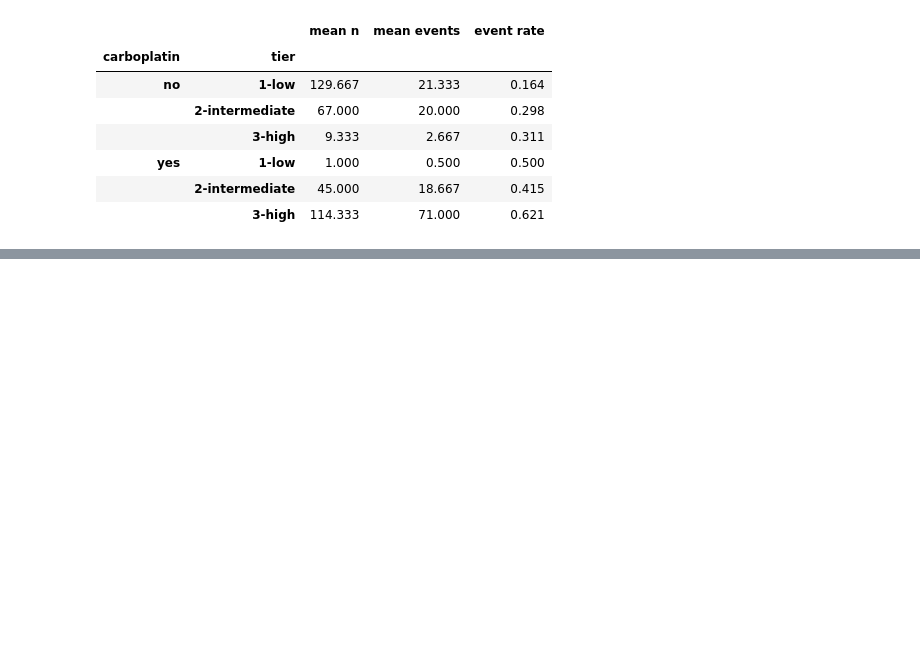
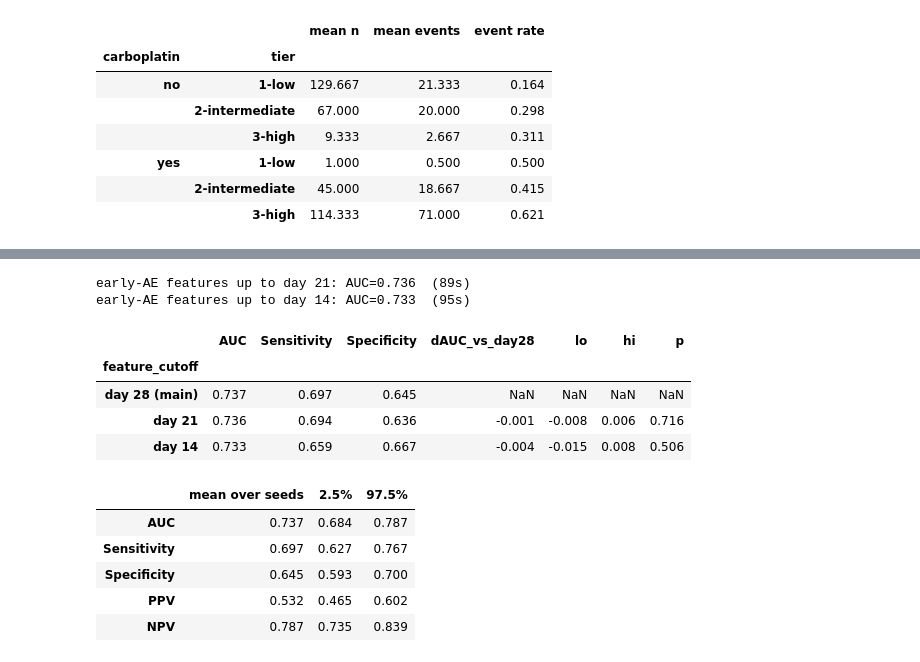
Before and after one commit to sama6064/Hematologic_Toxicity, a Jupyter notebook: RAQEEB_Toxicity_Landmark.ipynb, the cells around one changed output, grey strips where cells are left out. Drawn from its saved outputs; the diff is of its cells as text; code cells hidden in the pictures; blank space fills up the shorter version.

Commit message:
Add Section 29: participant flow, early-AE cut-offs, seed-averaged intervals, final model, three-variable score

```diff
--- a/RAQEEB_Toxicity_Landmark.ipynb
+++ b/RAQEEB_Toxicity_Landmark.ipynb
@@ -1497,0 +1506,13 @@ Event rate by carboplatin: {0: 0.214, 1: 0.562}
+# %%
+# (a) participant flow
+last_ae = ae.groupby("MASK_ID").aestart.max()
+la = dh.MASK_ID.map(last_ae)
+flow = {"Patients in the dataset": len(patients),
+        "Grade >=3 hematologic event on or before day 28 (excluded)": len(patients) - len(dh),
+        "At risk at day 28": len(dh), "Events after day 28": int(yh.sum()),
+        "At risk with no AE report after day 28": int((la.isna() | (la <= LANDMARK)).sum()),
+        "  of whom events": int(yh[(la.isna() | (la <= LANDMARK)).values].sum()),
+        "At risk with < 4 paclitaxel doses recorded": int((dh.MASK_ID.map(patients.set_index('MASK_ID').pac_ndoses) < 4).sum())}
+for name in OUTCOMES:
+    d_ = cohort(name); flow[f"RQ6 cohort {name}: at risk / events"] = f"{len(d_)} / {int(d_.y.sum())}"
+res_flow = pd.Series(flow, name="value"); res_flow.to_csv(f"{RV}/flow.csv"); res_flow
@@ -1497,0 +1537,44 @@ Event rate by carboplatin: {0: 0.214, 1: 0.562}
+# %%
+# (c) primary model with seed-averaged intervals for every metric
+prim_s, prim_det = nested_cv(final_pipe, cand_grid, Xh, yh, return_detail=True)
+P_final_ref = np.vstack([d_["prob"] for d_ in prim_det]); Pred = np.vstack([d_["pred"] for d_ in prim_det])
+
+# (b) early-AE features cut before the landmark; difference to the day-28 features with the paired seed-averaged bootstrap
+cut_rows = [dict(feature_cutoff="day 28 (main)", AUC=prim_s.AUC, Sensitivity=prim_s.Sensitivity, Specificity=prim_s.Specificity)]
+for L in [21, 14]:
+    XL_all, _ = early_features(L)
+    XL = dh[["MASK_ID"]].merge(XL_all, on="MASK_ID", how="left")[FEATURES]
+    t = time.time(); s, P_L = oof(final_pipe, cand_grid, XL, yh)
+    lo, hi, p = boot_delta(yh, P_L, P_final_ref)
+    cut_rows.append(dict(feature_cutoff=f"day {L}", AUC=s.AUC, Sensitivity=s.Sensitivity, Specificity=s.Specificity,
+                         dAUC_vs_day28=mean_auc(yh, P_L) - mean_auc(yh, P_final_ref), lo=lo, hi=hi, p=p))
+    print(f"early-AE features up to day {L}: AUC={s.AUC:.3f}  ({time.time()-t:.0f}s)")
+res_cut = pd.DataFrame(cut_rows).set_index("feature_cutoff").round(3); res_cut.to_csv(f"{RV}/feature_cutoff.csv")
+
+def thr_metrics(y_, p_, r_):
+    tp = np.sum((r_ == 1) & (y_ == 1)); fn = np.sum((r_ == 0) & (y_ == 1)); fp = np.sum((r_ == 1) & (y_ == 0)); tn = np.sum((r_ == 0) & (y_ == 0))
+    return dict(AUC=roc_auc_score(y_, p_), Sensitivity=tp / (tp + fn), Specificity=tn / (tn + fp), PPV=tp / max(tp + fp, 1), NPV=tn / max(tn + fn, 1))
+point = pd.DataFrame([thr_metrics(yh, p, r) for p, r in zip(P_final_ref, Pred)]).mean()
+rng = np.random.default_rng(0); boots = []
+for _ in range(1000):
+    i = rng.integers(0, len(yh), len(yh))
+    if yh[i].min() == yh[i].max(): continue
+    boots.append(pd.DataFrame([thr_metrics(yh[i], p[i], r[i]) for p, r in zip(P_final_ref, Pred)]).mean())
+boots = pd.DataFrame(boots)
+res_ci = pd.DataFrame({"mean over seeds": point, "2.5%": boots.quantile(0.025), "97.5%": boots.quantile(0.975)}).round(3)
+res_ci.to_csv(f"{RV}/primary_metrics_ci.csv")
+display(res_cut); res_ci
+# %% [output]
+early-AE features up to day 21: AUC=0.736  (89s)
+early-AE features up to day 14: AUC=0.733  (95s)
+|  | AUC | Sensitivity | Specificity | dAUC_vs_day28 | lo | hi | p |
+| feature_cutoff |  |  |  |  |  |  |  |
+| day 28 (main) | 0.737 | 0.697 | 0.645 | NaN | NaN | NaN | NaN |
+| day 21 | 0.736 | 0.694 | 0.636 | -0.001 | -0.008 | 0.006 | 0.716 |
+| day 14 | 0.733 | 0.659 | 0.667 | -0.004 | -0.015 | 0.008 | 0.506 |
+|  | mean over seeds | 2.5% | 97.5% |
+| AUC | 0.737 | 0.684 | 0.787 |
+| Sensitivity | 0.697 | 0.627 | 0.767 |
+| Specificity | 0.645 | 0.593 | 0.700 |
+| PPV | 0.532 | 0.465 | 0.602 |
+| NPV | 0.787 | 0.735 | 0.839 |
```
Also changed, not shown: parts of 4 cells of this notebook, 8 other files.
